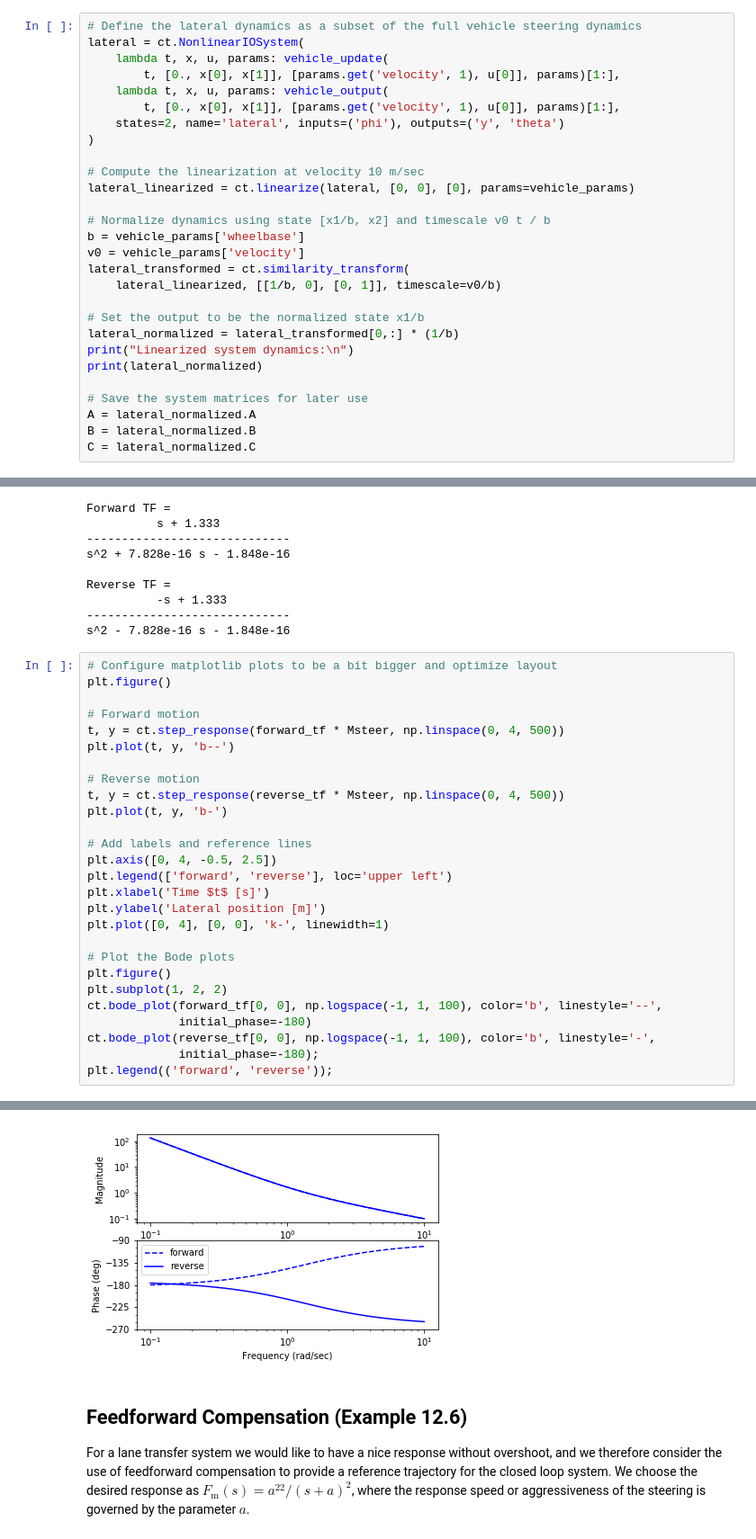
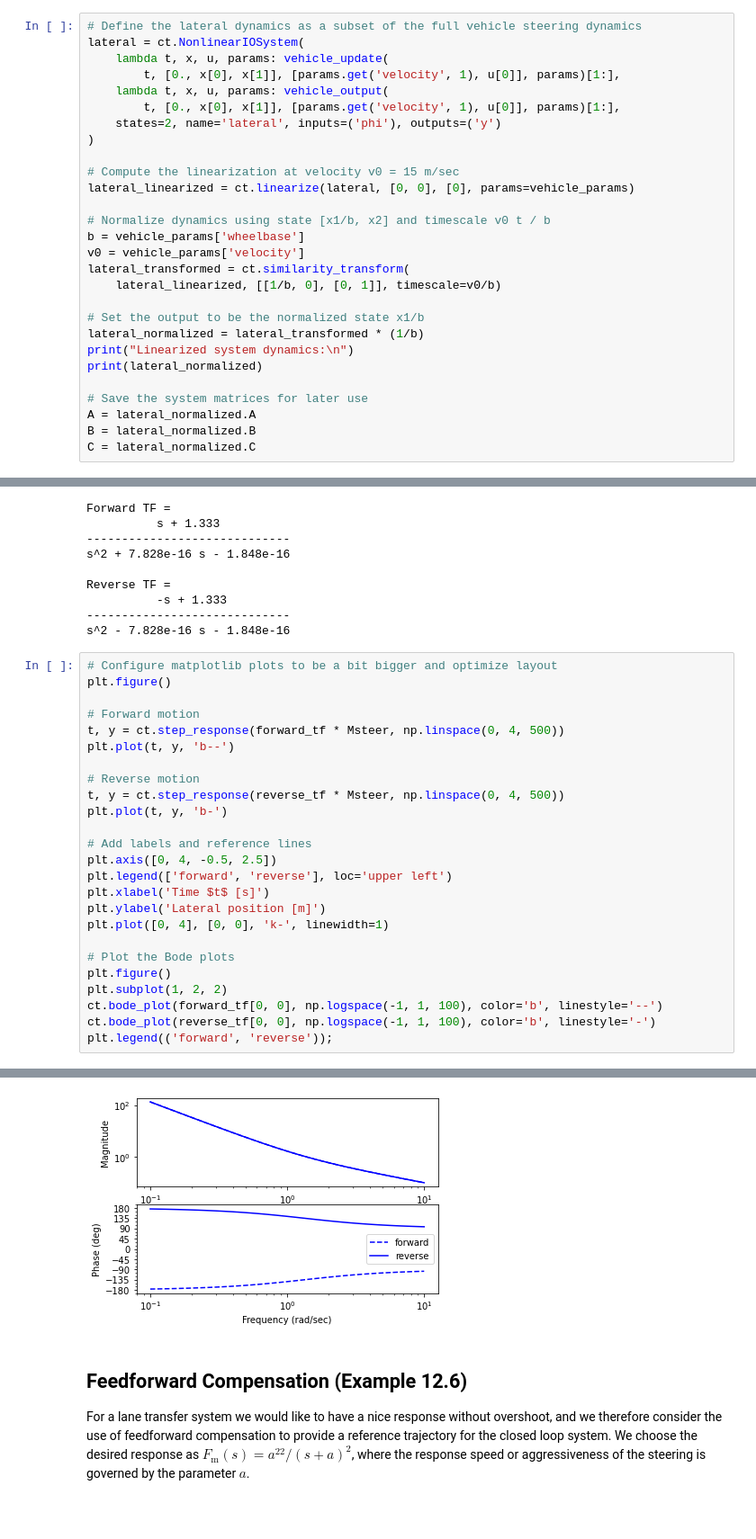
Before and after one commit to python-control/python-control, a Jupyter notebook: examples/steering.ipynb, the cells around one changed output, grey strips where cells are left out. Shown at 90% size. Drawn from its saved outputs; the diff is of its cells as text; blank space fills up the shorter version.

```diff
--- a/examples/steering.ipynb
+++ b/examples/steering.ipynb
@@ -135,10 +135,10 @@ lateral = ct.NonlinearIOSystem(
         t, [0., x[0], x[1]], [params.get('velocity', 1), u[0]], params)[1:],
     lambda t, x, u, params: vehicle_output(
         t, [0., x[0], x[1]], [params.get('velocity', 1), u[0]], params)[1:],
-    states=2, name='lateral', inputs=('phi'), outputs=('y', 'theta')
+    states=2, name='lateral', inputs=('phi'), outputs=('y')
 )
 
-# Compute the linearization at velocity 10 m/sec
+# Compute the linearization at velocity v0 = 15 m/sec
 lateral_linearized = ct.linearize(lateral, [0, 0], [0], params=vehicle_params)
 
 # Normalize dynamics using state [x1/b, x2] and timescale v0 t / b
@@ -148,7 +148,7 @@ lateral_transformed = ct.similarity_transform(
     lateral_linearized, [[1/b, 0], [0, 1]], timescale=v0/b)
 
 # Set the output to be the normalized state x1/b
-lateral_normalized = lateral_transformed[0,:] * (1/b)
+lateral_normalized = lateral_transformed * (1/b)
 print("Linearized system dynamics:\n")
 print(lateral_normalized)
 
@@ -610,33 +610,31 @@ s^2 - 7.828e-16 s - 1.848e-16
 # %%
 # Configure matplotlib plots to be a bit bigger and optimize layout
 plt.figure()
 
 # Forward motion
 t, y = ct.step_response(forward_tf * Msteer, np.linspace(0, 4, 500))
 plt.plot(t, y, 'b--')
 
 # Reverse motion
 t, y = ct.step_response(reverse_tf * Msteer, np.linspace(0, 4, 500))
 plt.plot(t, y, 'b-')
 
 # Add labels and reference lines
 plt.axis([0, 4, -0.5, 2.5])
 plt.legend(['forward', 'reverse'], loc='upper left')
 plt.xlabel('Time $t$ [s]')
 plt.ylabel('Lateral position [m]')
 plt.plot([0, 4], [0, 0], 'k-', linewidth=1)
 
 # Plot the Bode plots
 plt.figure()
 plt.subplot(1, 2, 2)
-ct.bode_plot(forward_tf[0, 0], np.logspace(-1, 1, 100), color='b', linestyle='--',
-             initial_phase=-180)
-ct.bode_plot(reverse_tf[0, 0], np.logspace(-1, 1, 100), color='b', linestyle='-',
-             initial_phase=-180);
+ct.bode_plot(forward_tf[0, 0], np.logspace(-1, 1, 100), color='b', linestyle='--')
+ct.bode_plot(reverse_tf[0, 0], np.logspace(-1, 1, 100), color='b', linestyle='-')
 plt.legend(('forward', 'reverse'));
 # %% [output]
 [figure]
-[figure, old version]
+[figure, new version]
 # %% [markdown]
 ## Feedforward Compensation (Example 12.6)
 
```
Also changed, not shown: parts of 8 cells of this notebook.
